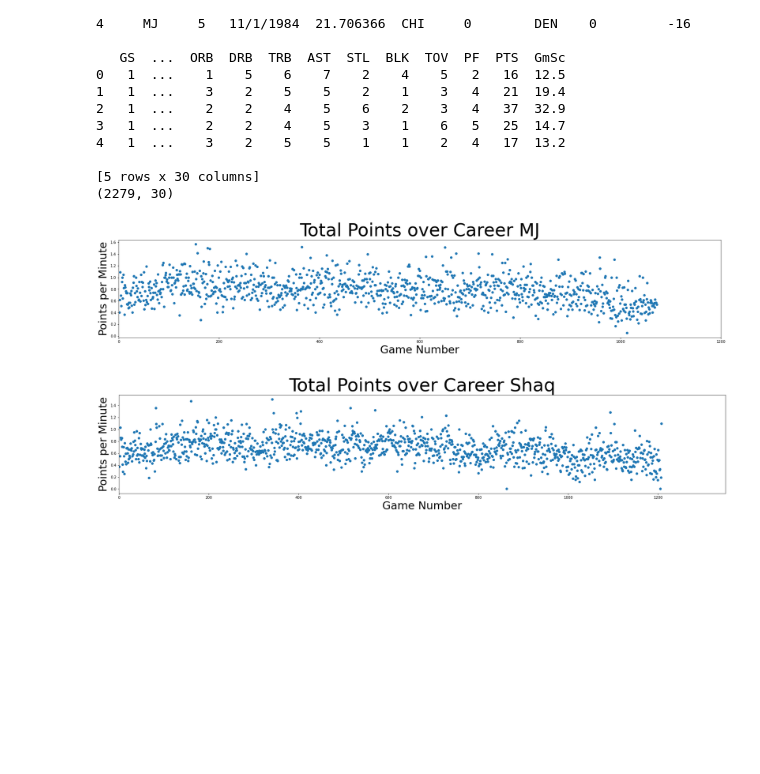
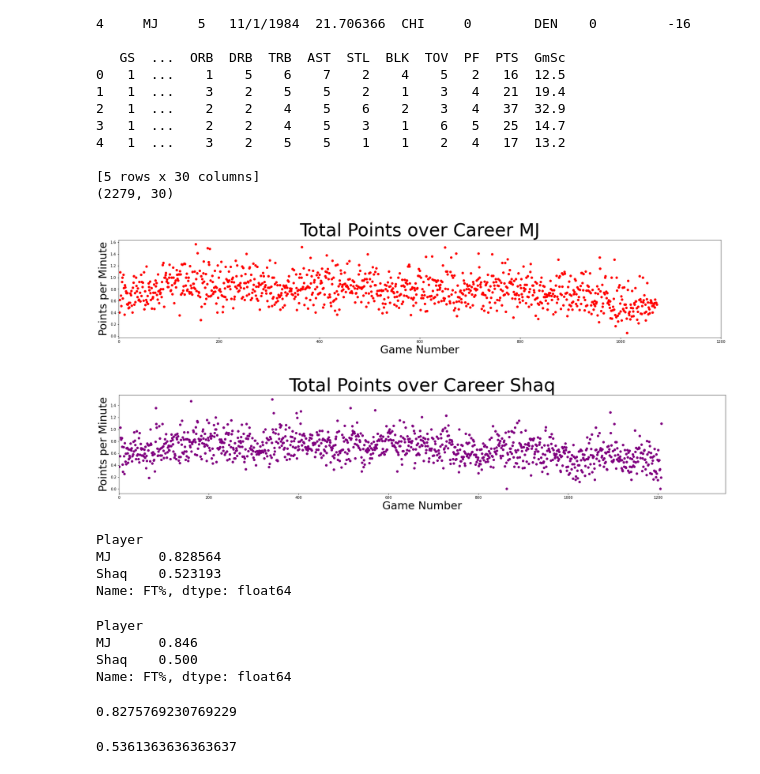
Before and after one commit to JDSchr5817/Project1_Team_Jake, a Jupyter notebook: MJ_v._Shaq.ipynb, the cells around one changed output. Drawn from its saved outputs; the diff is of its cells as text; code cells hidden in the pictures; blank space fills up the shorter version.

```diff
--- a/MJ_v._Shaq.ipynb
+++ b/MJ_v._Shaq.ipynb
@@ -49,24 +49,24 @@ Shaq_df = data_df.loc[data_df["Player"] == "Shaq"].copy()
 # %%
 f = plt.figure()
 f.set_figwidth(30)
 f.set_figheight(5)
 
 
 axes = plt.gca()
 axes.xaxis.label.set_size(30)
 axes.yaxis.label.set_size(30)
 
-plt.scatter(MJ_df['Game'], MJ_df['Points per Minute'], marker = 'o')
+plt.scatter(MJ_df['Game'], MJ_df['Points per Minute'], color=["red"], marker = 'o')
 
 plt.xlabel("Game Number")
 plt.ylabel("Points per Minute")
 plt.title("Total Points over Career MJ", fontsize = 50)
 
 plt.xlim([0,1200])
 
 plt.show()
 # %% [output]
-[figure, old version]
+[figure, new version]
 # %%
 f = plt.figure()
 f.set_figwidth(30)
@@ -77,7 +77,7 @@ axes = plt.gca()
 axes.xaxis.label.set_size(30)
 axes.yaxis.label.set_size(30)
 
-plt.scatter(Shaq_df['Game'], Shaq_df['Points per Minute'], marker = 'o')
+plt.scatter(Shaq_df['Game'], Shaq_df['Points per Minute'], color=["purple"], marker = 'o')
 
 plt.xlabel("Game Number")
 plt.ylabel("Points per Minute")
@@ -87,4 +87,4 @@ plt.xlim([0,1350])
 
 plt.show()
 # %% [output]
-[figure, old version]
+[figure, new version]
@@ -90,0 +94,24 @@ plt.show()
+# %%
+df_FTmean = data_df.groupby(["Player"]).mean()["FT%"]
+df_FTmean
+# %% [output]
+Player
+MJ      0.828564
+Shaq    0.523193
+Name: FT%, dtype: float64
+# %%
+df_FTmedian = data_df.groupby(["Player"]).median()["FT%"]
+df_FTmedian
+# %% [output]
+Player
+MJ      0.846
+Shaq    0.500
+Name: FT%, dtype: float64
+# %%
+MJ_df['FT%'].mean()
+# %% [output]
+0.8275769230769229
+# %%
+Shaq_df['FT%'].mean()
+# %% [output]
+0.5361363636363637
```
Also changed, not shown: parts of 4 cells of this notebook.
